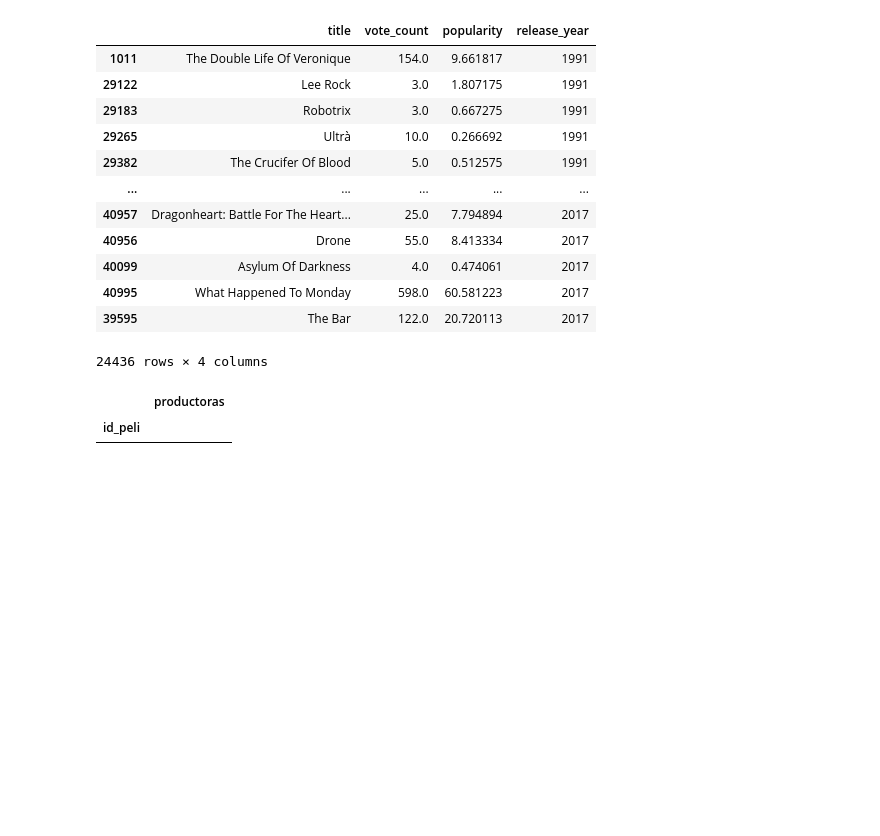
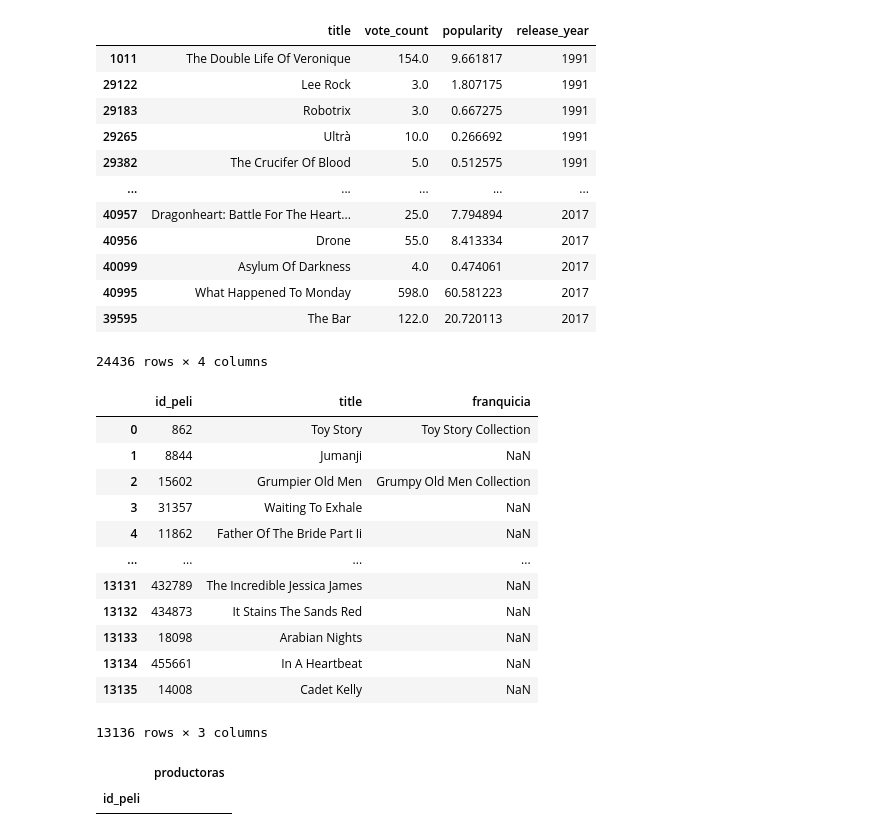
Before and after one commit to Tinmarian/PI1_MLOps_HENRY, a Jupyter notebook: Data_Cleansing.ipynb, the cells around one changed output. Saved outputs shown, nothing was run; the diff lists cells and outputs as text; code cells hidden in the pictures; blank space fills up the shorter version.

```diff
--- a/Data_Cleansing.ipynb
+++ b/Data_Cleansing.ipynb
@@ -558,4 +554,20 @@ genero = id_genero.merge(genero).drop('id_gen',axis=1)
 productora = id_productora.merge(productora).drop('id_prod',axis=1)
 actor = id_actor.merge(actor).drop('id_act',axis=1)
 director = id_director.merge(director).drop('id_dir',axis=1)
+# %%
+df
+# %% [output]
+|  | id_peli | title | franquicia |
+| 0 | 862 | Toy Story | Toy Story Collection |
+| 1 | 8844 | Jumanji | NaN |
+| 2 | 15602 | Grumpier Old Men | Grumpy Old Men Collection |
+| 3 | 31357 | Waiting To Exhale | NaN |
+| 4 | 11862 | Father Of The Bride Part Ii | NaN |
+| ... | ... | ... | ... |
+| 13131 | 432789 | The Incredible Jessica James | NaN |
+| 13132 | 434873 | It Stains The Sands Red | NaN |
+| 13133 | 18098 | Arabian Nights | NaN |
+| 13134 | 455661 | In A Heartbeat | NaN |
+| 13135 | 14008 | Cadet Kelly | NaN |
+13136 rows × 3 columns
 # %%
```
Also changed, not shown: parts of 11 cells of this notebook, 2 other files.
